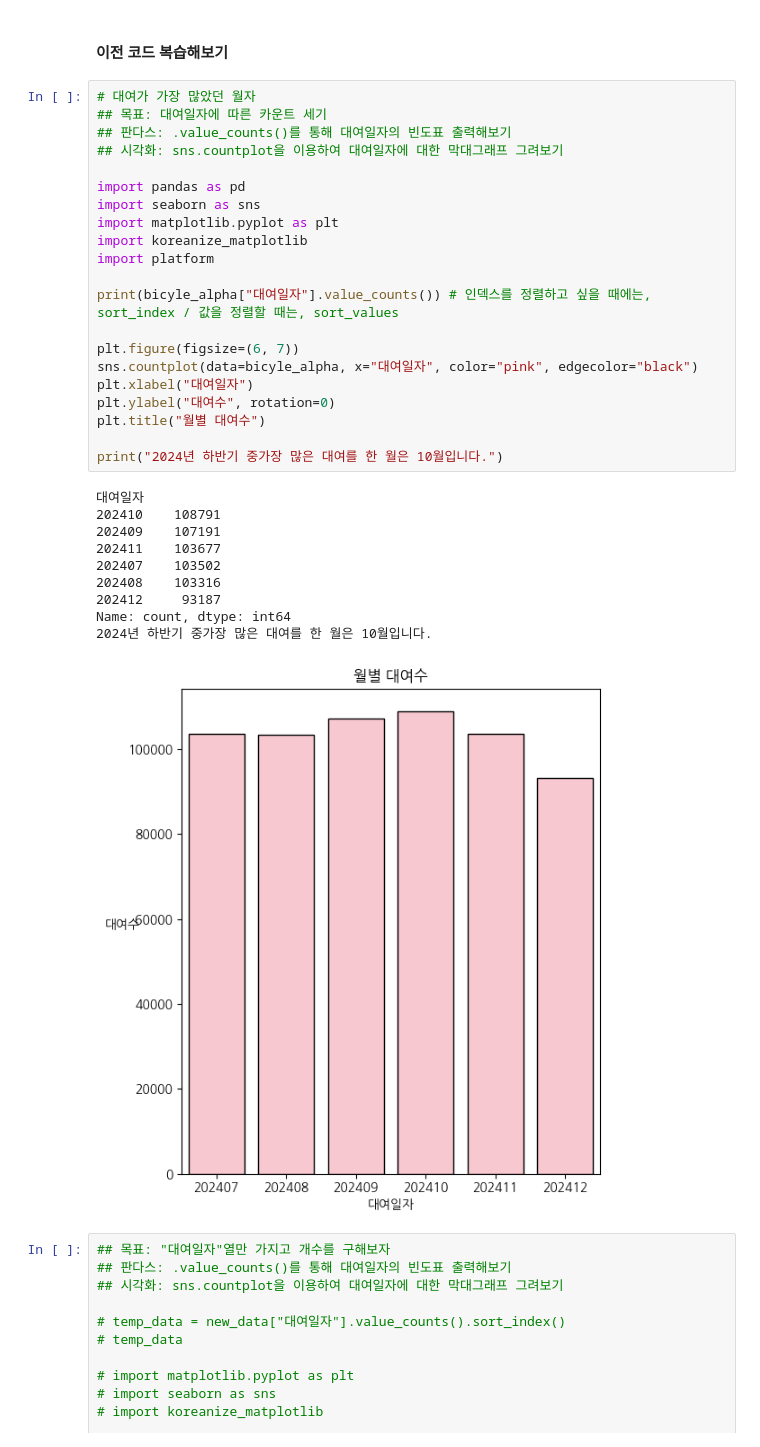
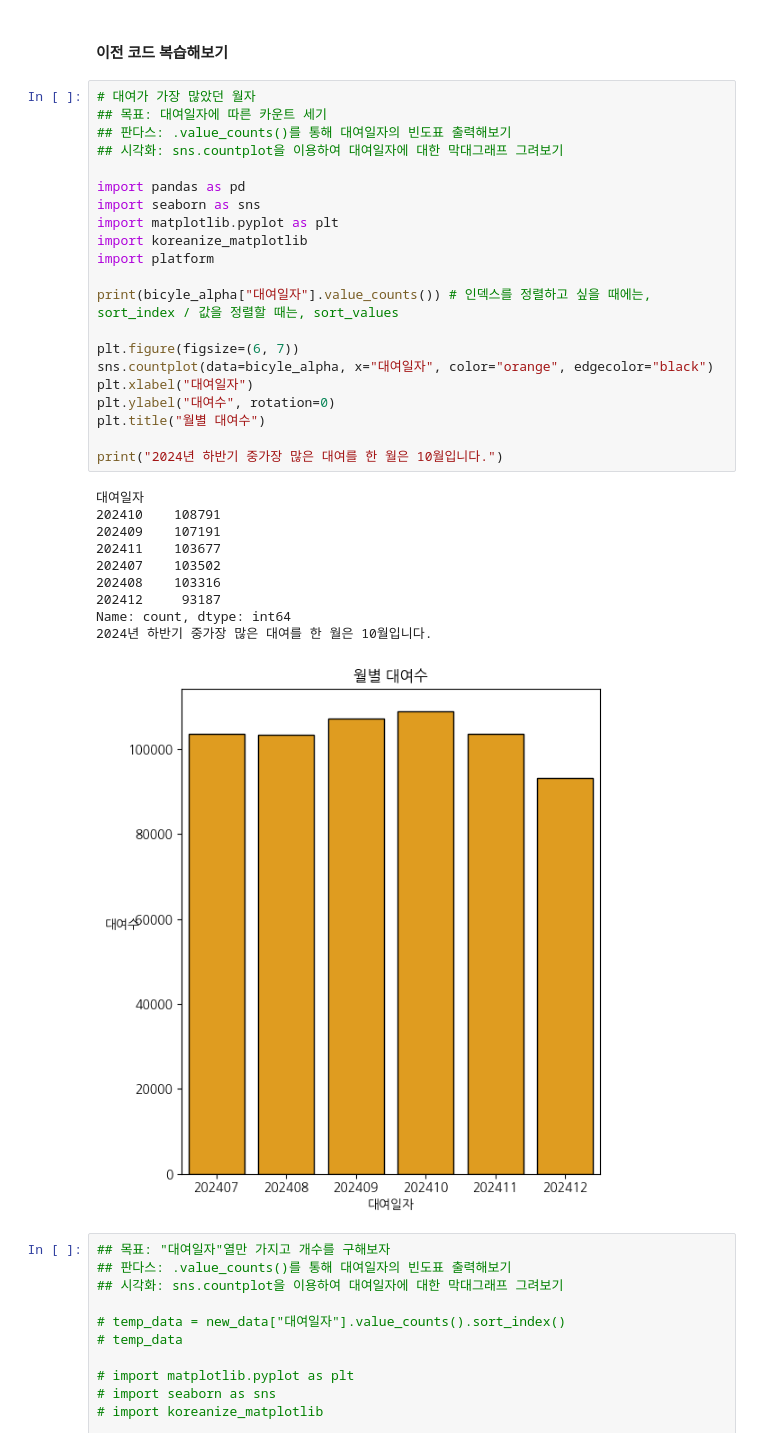
Before and after one commit to yojeongyujeong/yogurtyojung, a Jupyter notebook: 06_데이터분석_서울특별시_꽁공자전거_실습.ipynb, the cells around one changed output. Saved outputs shown, nothing was run; the diff lists cells and outputs as text.

```diff
--- a/06_데이터분석_서울특별시_꽁공자전거_실습.ipynb
+++ b/06_데이터분석_서울특별시_꽁공자전거_실습.ipynb
@@ -299,35 +299,35 @@ bicyle_alpha.describe()
 # %%
 # 대여가 가장 많았던 월자
 ## 목표: 대여일자에 따른 카운트 세기
 ## 판다스: .value_counts()를 통해 대여일자의 빈도표 출력해보기
 ## 시각화: sns.countplot을 이용하여 대여일자에 대한 막대그래프 그려보기
 
 import pandas as pd
 import seaborn as sns
 import matplotlib.pyplot as plt
 import koreanize_matplotlib
 import platform
 
 print(bicyle_alpha["대여일자"].value_counts()) # 인덱스를 정렬하고 싶을 때에는, sort_index / 값을 정렬할 때는, sort_values
 
 plt.figure(figsize=(6, 7))
-sns.countplot(data=bicyle_alpha, x="대여일자", color="pink", edgecolor="black")
+sns.countplot(data=bicyle_alpha, x="대여일자", color="orange", edgecolor="black")
 plt.xlabel("대여일자")
 plt.ylabel("대여수", rotation=0)
 plt.title("월별 대여수")
 
 print("2024년 하반기 중가장 많은 대여를 한 월은 10월입니다.")
 # %% [output]
 대여일자
 202410    108791
 202409    107191
 202411    103677
 202407    103502
 202408    103316
 202412     93187
 Name: count, dtype: int64
 2024년 하반기 중가장 많은 대여를 한 월은 10월입니다.
-[figure, old version]
+[figure, new version]
 # %%
 ## 목표: "대여일자"열만 가지고 개수를 구해보자
 ## 판다스: .value_counts()를 통해 대여일자의 빈도표 출력해보기
```
Also changed, not shown: parts of 5 cells of this notebook, 5 other files.
